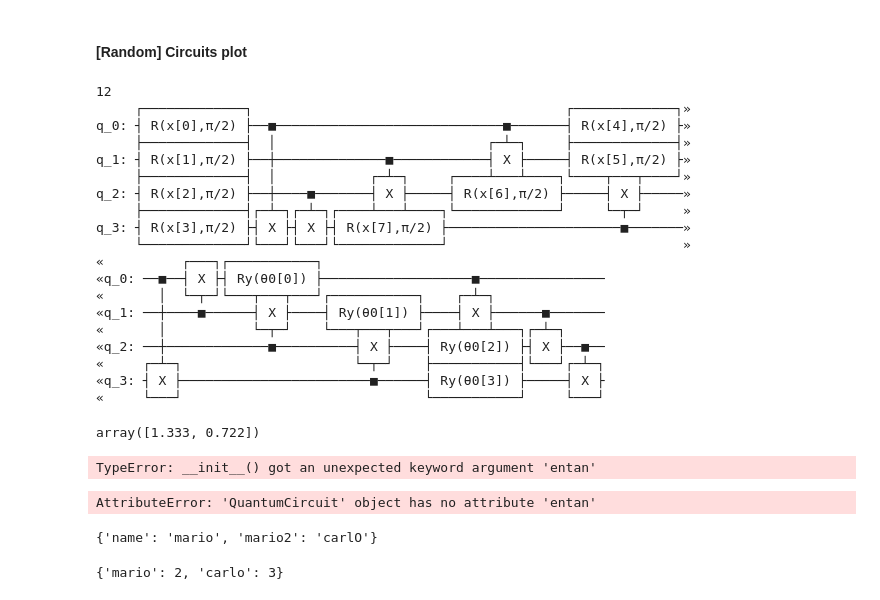
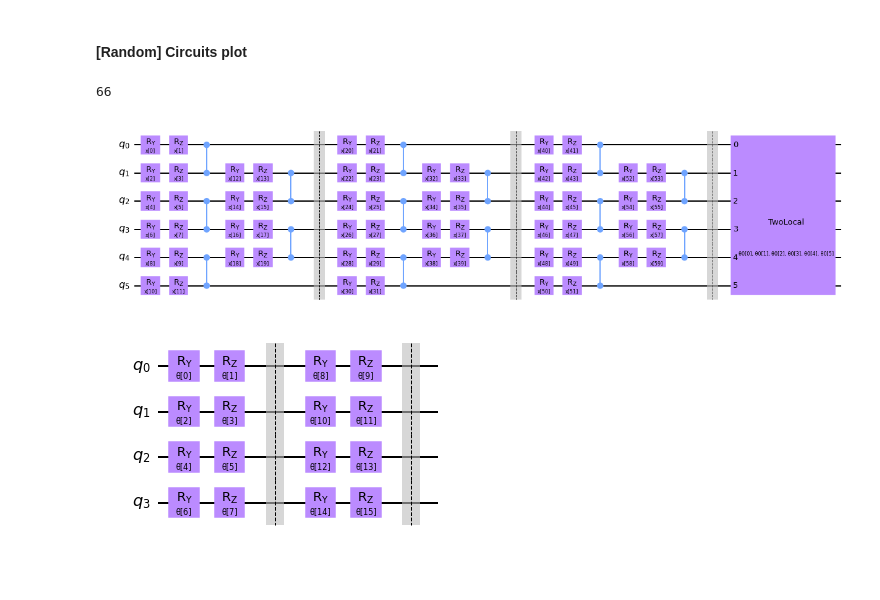
Before and after one commit to mballarin97/mps_qnn, a Jupyter notebook: ent_char/entanglement_characterization/visualizer.ipynb, the cells around one changed output. Drawn from its saved outputs; the diff is of its cells as text; code cells hidden in the pictures; blank space fills up the shorter version.

```diff
--- a/ent_char/entanglement_characterization/visualizer.ipynb
+++ b/ent_char/entanglement_characterization/visualizer.ipynb
@@ -76,68 +88,29 @@ plt.tight_layout()
 #### [Random] Circuits plot
 # %%
 from circuits import *
+import matplotlib.pyplot as plt
 
-num_qubits = 4
+num_qubits = 6
 alternate = True
 num_reps = 1
 
 # Select circuit
 # ansatz = Abbas_QNN(num_qubits, reps=num_reps, alternate=alternate, barrier=True)  # AbbassQNN
 #feature_map = ring_circ(num_qubits, num_reps = 1, barrier=False) # Ring circ
-feature_map = piramidal_circuit(num_qubits=, num_reps=1, barrier=False)
+feature_map = piramidal_circuit(num_qubits=num_qubits, num_reps=3, piramidal=False, barrier=True)
 #feature_map = ZZFeatureMap(num_qubits, reps=1, entanglement='linear')
 #feature_map = TwoLocal(num_qubits, 'rx', 'cx', 'linear', reps=1, insert_barriers=False, skip_final_rotation_layer=True)
 var_ansatz = TwoLocal(num_qubits, 'ry', 'cx', 'linear', reps=1, insert_barriers=False, skip_final_rotation_layer=True)
 
 ansatz = general_qnn(num_reps, feature_map=feature_map,
                      var_ansatz=var_ansatz, alternate=alternate, barrier=False)
 
 print(len(ansatz.parameters))
-print(ansatz.decompose())
+ansatz.draw()
 # %% [output]
-12
-     ┌─────────────┐                                        ┌─────────────┐»
-q_0: ┤ R(x[0],π/2) ├──■─────────────────────────────■───────┤ R(x[4],π/2) ├»
-     ├─────────────┤  │                           ┌─┴─┐     ├─────────────┤»
-q_1: ┤ R(x[1],π/2) ├──┼──────────────■────────────┤ X ├─────┤ R(x[5],π/2) ├»
-     ├─────────────┤  │            ┌─┴─┐     ┌────┴───┴────┐└────┬───┬────┘»
-q_2: ┤ R(x[2],π/2) ├──┼────■───────┤ X ├─────┤ R(x[6],π/2) ├─────┤ X ├─────»
-     ├─────────────┤┌─┴─┐┌─┴─┐┌────┴───┴────┐└─────────────┘     └─┬─┘     »
-q_3: ┤ R(x[3],π/2) ├┤ X ├┤ X ├┤ R(x[7],π/2) ├──────────────────────■───────»
-     └─────────────┘└───┘└───┘└─────────────┘                              »
-«          ┌───┐┌───────────┐
-«q_0: ──■──┤ X ├┤ Ry(θ0[0]) ├───────────────────■────────────────
-«       │  └─┬─┘└───┬───┬───┘┌───────────┐    ┌─┴─┐
-«q_1: ──┼────■──────┤ X ├────┤ Ry(θ0[1]) ├────┤ X ├──────■───────
-«       │           └─┬─┘    └───┬───┬───┘┌───┴───┴───┐┌─┴─┐
-«q_2: ──┼─────────────■──────────┤ X ├────┤ Ry(θ0[2]) ├┤ X ├──■──
-«     ┌─┴─┐                      └─┬─┘    ├───────────┤└───┘┌─┴─┐
-«q_3: ┤ X ├────────────────────────■──────┤ Ry(θ0[3]) ├─────┤ X ├
-«     └───┘                               └───────────┘     └───┘
+66
+[figure, added]
-# %%
-import numpy as np
-np.round([1.3333334453,0.72234345], 3)
-# %% [output]
-array([1.333, 0.722])
-# %%
-import qiskit as qk
-
-qc = qk.QuantumCircuit(2, name = "mario", entan = "pippo", metadata = {"lullo": "mario"})
-
-di = dict({"mario": 4, "carlo": 3})
-qc.metadata = di
-qc.metadata
-# %% [output]
-TypeError: __init__() got an unexpected keyword argument 'entan'
-# %%
-qc.entan
-# %% [output]
-AttributeError: 'QuantumCircuit' object has no attribute 'entan'
-# %%
-    qc.metadata
-# %% [output]
-{'name': 'mario', 'mario2': 'carlO'}
-# %%
-qc.metadata
-# %% [output]
-{'mario': 2, 'carlo': 3}
+# %%
+dummy_circ(4, 2, barrier = True).draw()
+# %% [output]
+[figure, added]
```
Also changed, not shown: parts of 5 cells of this notebook, 1 other file.
